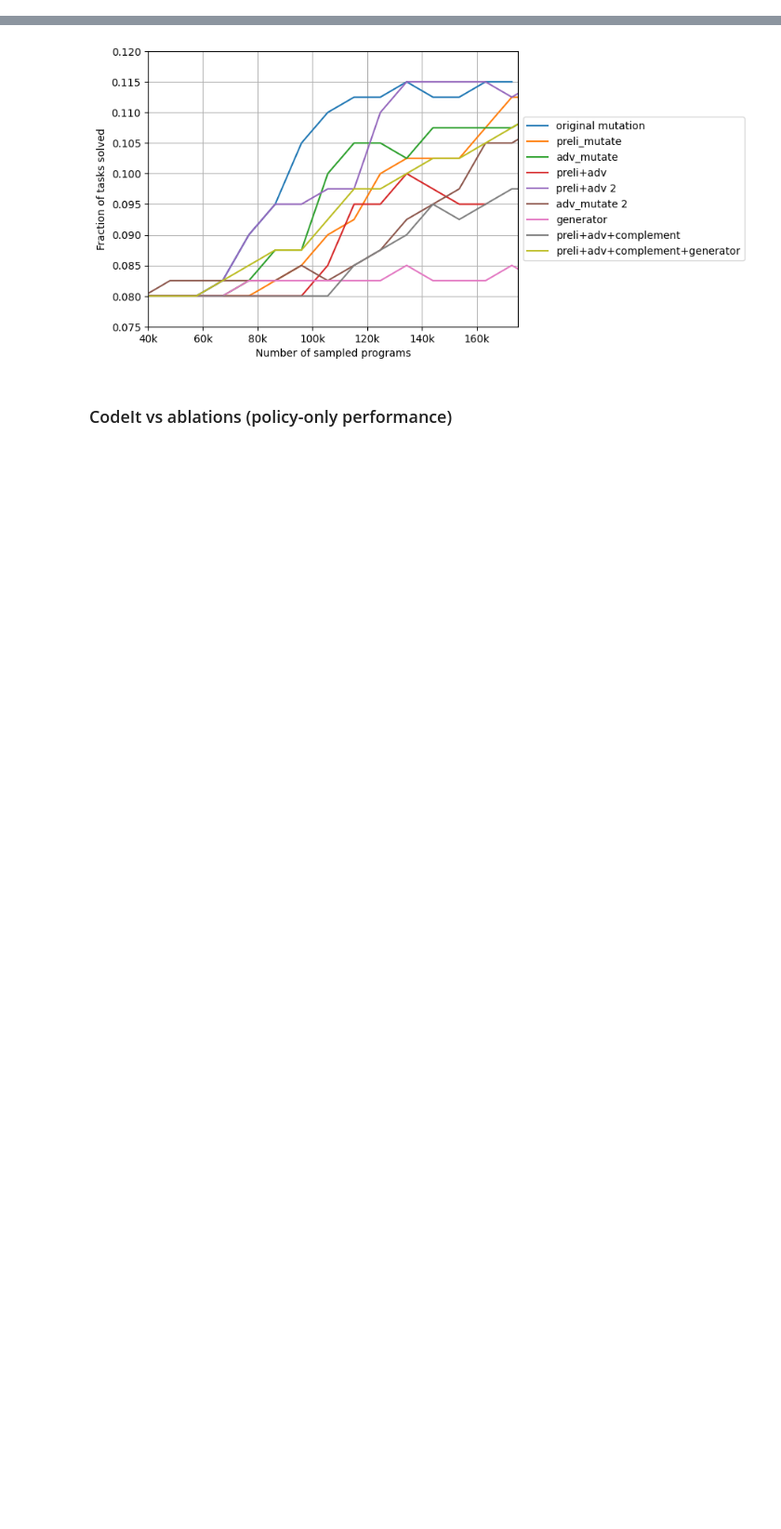
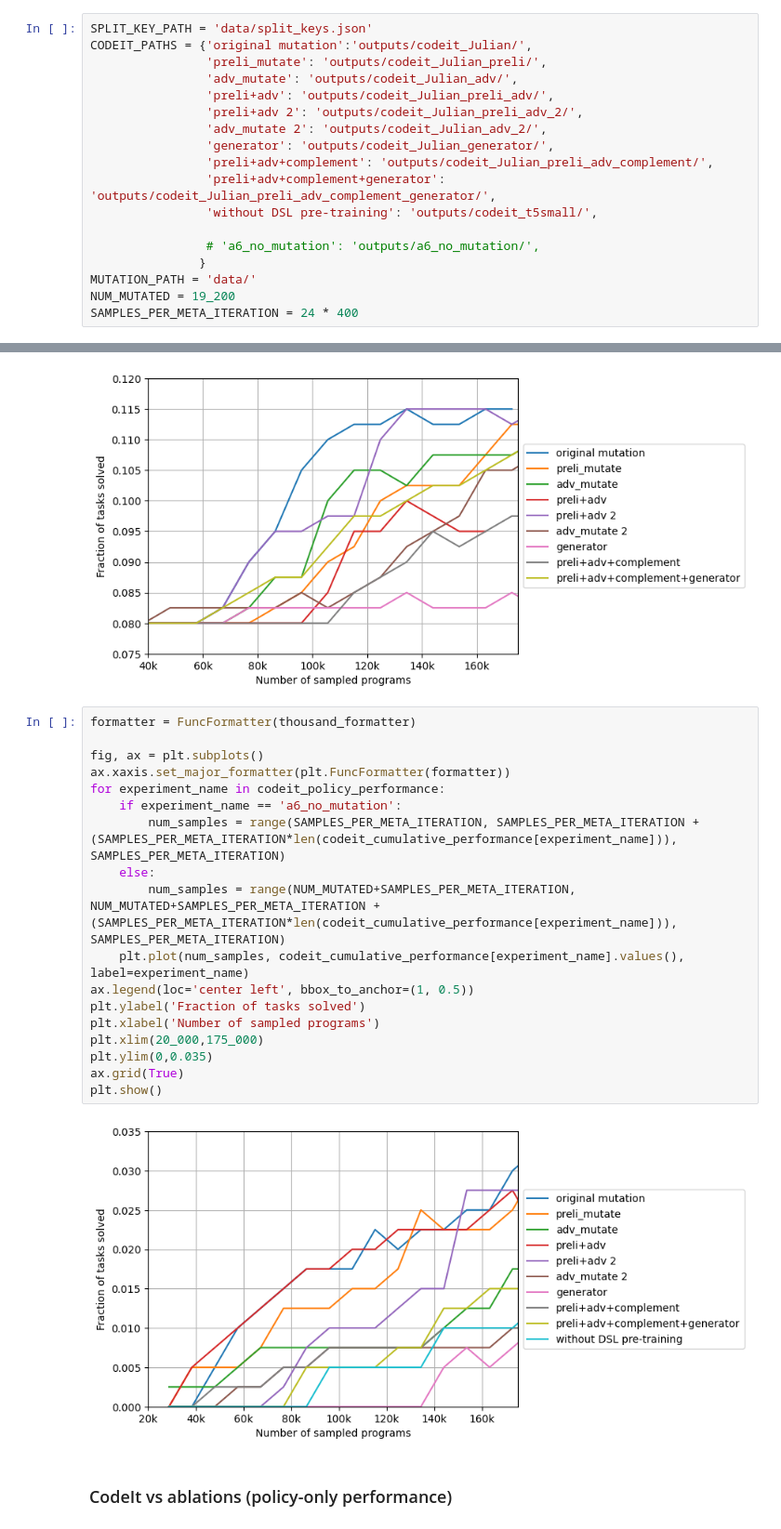
Before and after one commit to zwy-2000/CodeIt, a Jupyter notebook: results.ipynb, the cells around one changed output, grey strips where cells are left out. Shown at 93% size. Drawn from its saved outputs; the diff is of its cells as text; blank space fills up the shorter version.

```diff
--- a/results.ipynb
+++ b/results.ipynb
@@ -92,6 +108,24 @@ CODEIT_PATHS = {'original mutation':'outputs/codeit/',
 MUTATION_PATH = 'data/'
 NUM_MUTATED = 19_200
 SAMPLES_PER_META_ITERATION = 24 * 400
+# %%
+SPLIT_KEY_PATH = 'data/split_keys.json'
+CODEIT_PATHS = {'original mutation':'outputs/codeit_Julian/',
+                'preli_mutate': 'outputs/codeit_Julian_preli/',
+                'adv_mutate': 'outputs/codeit_Julian_adv/',
+                'preli+adv': 'outputs/codeit_Julian_preli_adv/',
+                'preli+adv 2': 'outputs/codeit_Julian_preli_adv_2/',
+                'adv_mutate 2': 'outputs/codeit_Julian_adv_2/',
+                'generator': 'outputs/codeit_Julian_generator/',
+                'preli+adv+complement': 'outputs/codeit_Julian_preli_adv_complement/',
+                'preli+adv+complement+generator': 'outputs/codeit_Julian_preli_adv_complement_generator/',
+                'without DSL pre-training': 'outputs/codeit_t5small/',
+
+                # 'a6_no_mutation': 'outputs/a6_no_mutation/',
+               }
+MUTATION_PATH = 'data/'
+NUM_MUTATED = 19_200
+SAMPLES_PER_META_ITERATION = 24 * 400
 # %%
 with open(SPLIT_KEY_PATH, 'r') as f:
     eval_keys = json.load(f)['test']
@@ -161,6 +195,26 @@ ax.grid(True)
 plt.show()
 # %% [output]
 [figure]
+# %%
+formatter = FuncFormatter(thousand_formatter)
+
+fig, ax = plt.subplots()
+ax.xaxis.set_major_formatter(plt.FuncFormatter(formatter))
+for experiment_name in codeit_policy_performance:
+    if experiment_name == 'a6_no_mutation':
+        num_samples = range(SAMPLES_PER_META_ITERATION, SAMPLES_PER_META_ITERATION + (SAMPLES_PER_META_ITERATION*len(codeit_cumulative_performance[experiment_name])), SAMPLES_PER_META_ITERATION)
+    else:
+        num_samples = range(NUM_MUTATED+SAMPLES_PER_META_ITERATION, NUM_MUTATED+SAMPLES_PER_META_ITERATION + (SAMPLES_PER_META_ITERATION*len(codeit_cumulative_performance[experiment_name])), SAMPLES_PER_META_ITERATION)
+    plt.plot(num_samples, codeit_cumulative_performance[experiment_name].values(), label=experiment_name)
+ax.legend(loc='center left', bbox_to_anchor=(1, 0.5))
+plt.ylabel('Fraction of tasks solved')
+plt.xlabel('Number of sampled programs')
+plt.xlim(20_000,175_000)
+plt.ylim(0,0.035)
+ax.grid(True)
+plt.show()
+# %% [output]
+[figure, added]
 # %% [markdown]
 ### CodeIt vs ablations (policy-only performance)
 # %%
```
Also changed, not shown: parts of 2 cells of this notebook.
